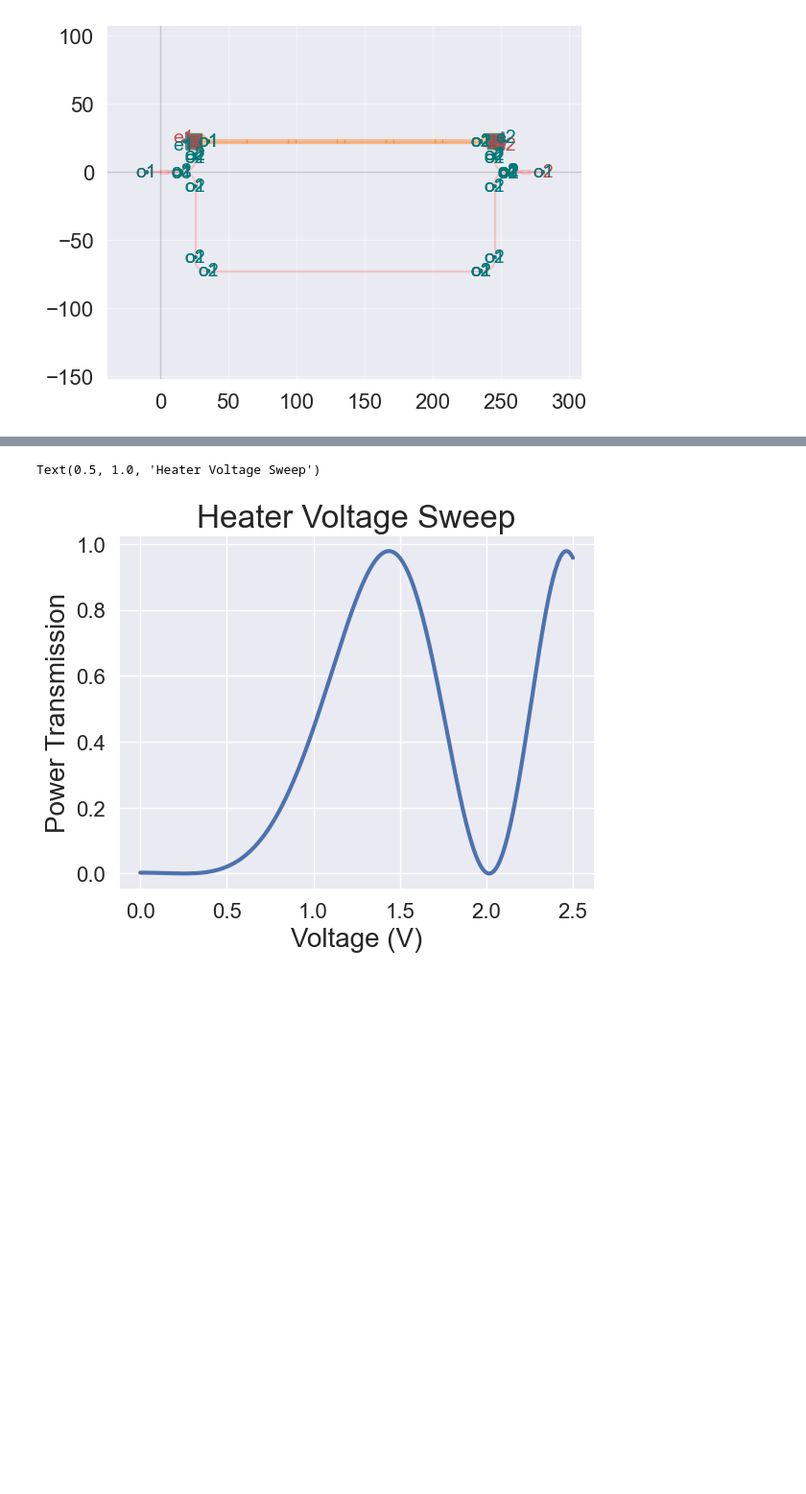
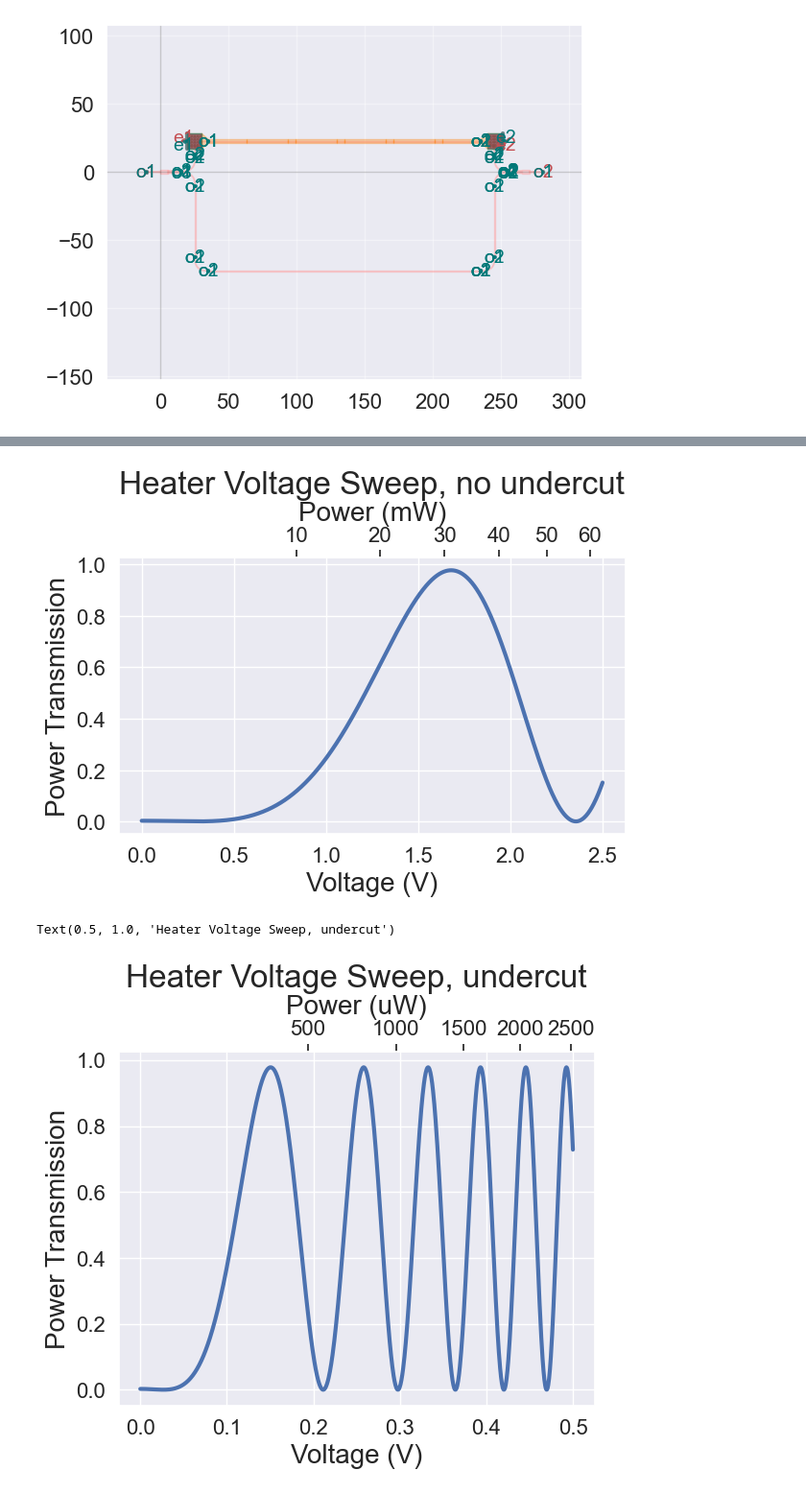
Before and after one commit to alexsludds/photonflux, a Jupyter notebook: examples/imbalanced_MZI.ipynb, the cells around one changed output, grey strips where cells are left out. Shown at 96% size. Cells and saved outputs as stored; diff of their text form; code cells hidden in the pictures; blank space fills up the shorter version.

Commit message:
0.2.2 update, added thermal phase shifter models
Incorporated lumerical simulation data on thermal phase shifters to create thermal phase shifter models

```diff
--- a/examples/imbalanced_MZI.ipynb
+++ b/examples/imbalanced_MZI.ipynb
@@ -11,8 +11,9 @@ import matplotlib.pyplot as plt
 # %%
 delta_length = 100
 
-mzi_component = gf.components.mzi_phase_shifter_top_heater_metal(
-    delta_length=delta_length
+mzi_component = gf.components.mzi_phase_shifter(
+    delta_length=delta_length,
+    straight_x_top=gf.components.straight_heater_metal,
 )
 
 mzi_netlist_for_test = mzi_component.get_netlist()
@@ -44,27 +44,79 @@ nx.draw(
 [figure]
-# %%
-mzi_circuit.update_all_edges()
+# %%
+undercut_mzi_component = gf.components.mzi_phase_shifter(
+    delta_length=delta_length,
+    straight_x_top=gf.components.straight_heater_metal_undercut,
+)
+
+mzi_undercutcircuit = PhotonicCircuit(undercut_mzi_component.get_netlist(), models_dict)
+
+input_port = mzi_undercutcircuit.ports[0]
+output_port = mzi_undercutcircuit.ports[1]
+
+mzi_undercutcircuit.add_laser_port(input_port, mzi_undercutcircuit.positions)
+mzi_undercutcircuit.add_photodetector_port(output_port, mzi_undercutcircuit.positions)
 # %%
 heater_comp_refs = mzi_circuit.return_components_callback(["sxt","sxb"])
+undercut_heater_comp_refs = mzi_undercutcircuit.return_components_callback(['sxt','sxb'])
 heater_ref = heater_comp_refs[0]
+undercut_heater_ref = undercut_heater_comp_refs[0]
 voltage_sweep = np.linspace(0,2.5,num=1000)
 storage = []
+
 for v in voltage_sweep:
     heater_ref.update_voltage(v)
     mzi_circuit.update_all_edges()
     detector_value = mzi_circuit.readout_from_photodetectors()
     storage.append(detector_value[0])
 
 heater_ref.update_voltage(0)
 
+
+
+
 plt.figure()
-plt.plot(voltage_sweep,storage)
+def volt2pwr(x):
+    return x**2/heater_ref.resistance*1e3
+
+def pwr2volt(x):
+    return np.sqrt(x * heater_ref.resistance)/1e3
+ax = plt.gca()
+ax.plot(voltage_sweep,storage)
+secax = ax.secondary_xaxis('top', functions=(volt2pwr, pwr2volt))
+secax.set_xlabel('Power (mW)')
+
 plt.xlabel("Voltage (V)")
 plt.ylabel("Power Transmission")
-plt.title("Heater Voltage Sweep")
+plt.title("Heater Voltage Sweep, no undercut")
+plt.tight_layout()
+plt.show()
+
+undercut_storage = []
+voltage_sweep = np.linspace(0,0.5,num=1000)
+for v in voltage_sweep:
+    undercut_heater_ref.update_voltage(v)
+    mzi_undercutcircuit.update_all_edges()
+    detector_value = mzi_undercutcircuit.readout_from_photodetectors()
+    undercut_storage.append(detector_value[0])
+
+undercut_heater_ref.update_voltage(0)
+plt.figure()
+def volt2pwr(x):
+    return x**2/heater_ref.resistance*1e6
+
+def pwr2volt(x):
+    return np.sqrt(x * heater_ref.resistance)/1e6
+ax = plt.gca()
+ax.plot(voltage_sweep,undercut_storage)
+secax = ax.secondary_xaxis('top', functions=(volt2pwr, pwr2volt))
+secax.set_xlabel('Power (uW)')
+plt.xlabel("Voltage (V)")
+plt.ylabel("Power Transmission")
+plt.title("Heater Voltage Sweep, undercut")
 # %% [output]
+[figure, new version]
-Text(0.5, 1.0, 'Heater Voltage Sweep')
+Text(0.5, 1.0, 'Heater Voltage Sweep, undercut')
-[figure, old version]
+[figure, added]
 # %%
 # Wavelength sweep
 wavelength_sweep = np.linspace(1.54e-6,1.56e-6,num=10000)
```
Also changed, not shown: parts of 2 cells of this notebook, 12 other files.
